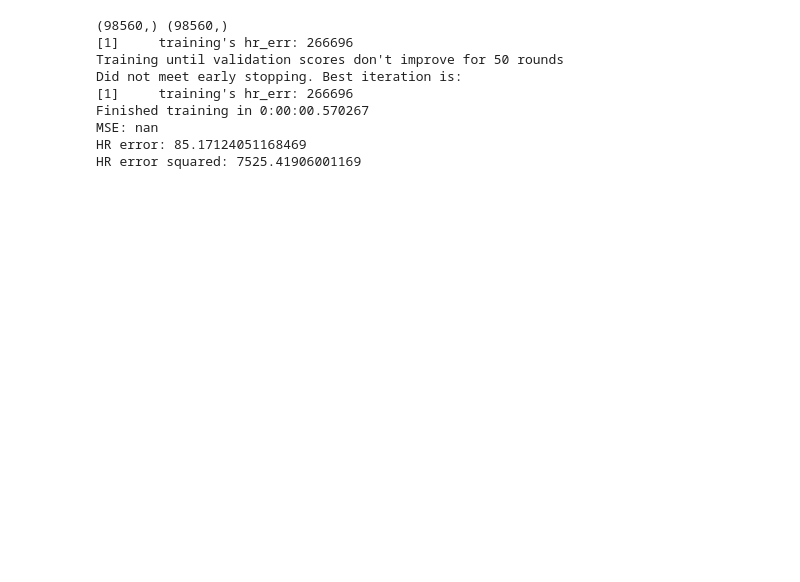
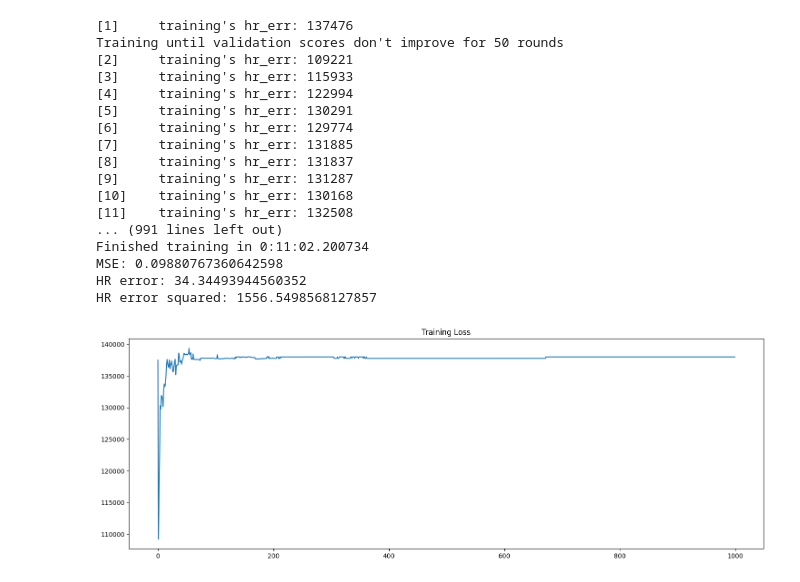
Before and after one commit to arnavpon/pydroid, a Jupyter notebook: example/android/app/src/main/python/pipeline-dev/pipeline-v1/ml.v6.ipynb, the cells around one changed output. Drawn from its saved outputs; the diff is of its cells as text; code cells hidden in the pictures; blank space fills up the shorter version.

Commit message:
working dot product error method

```diff
--- a/example/android/app/src/main/python/pipeline-dev/pipeline-v1/ml.v6.ipynb
+++ b/example/android/app/src/main/python/pipeline-dev/pipeline-v1/ml.v6.ipynb
@@ -270,24 +286,35 @@ class MoodyGBM:
 # %%
 test_subject = 7
 test_subject_truth = truths[test_subject - 1]
 
-mod = MoodyGBM(truths, n_estimators = 1, loss_type = 'cosine', split_size = 1280, excluded_subject = test_subject, model_type = 'gbdt')
+mod = MoodyGBM(truths, n_estimators = 1000, loss_type = 'dot', split_size = 1280, excluded_subject = test_subject, model_type = 'gbdt')
 mod.fit()
 mse, hr_err, hr_err_sq = mod.eval()
 
 print(f'MSE: {mse}')
 print(f'HR error: {hr_err}')
 print(f'HR error squared: {hr_err_sq}')
+
+mod.plot_loss()
 # %% [output]
-(98560,) (98560,)
-[1]     training's hr_err: 266696
+[1]     training's hr_err: 137476
 Training until validation scores don't improve for 50 rounds
-Did not meet early stopping. Best iteration is:
-[1]     training's hr_err: 266696
-Finished training in 0:00:00.570267
-MSE: nan
-HR error: 85.17124051168469
-HR error squared: 7525.41906001169
+[2]     training's hr_err: 109221
+[3]     training's hr_err: 115933
+[4]     training's hr_err: 122994
+[5]     training's hr_err: 130291
+[6]     training's hr_err: 129774
+[7]     training's hr_err: 131885
+[8]     training's hr_err: 131837
+[9]     training's hr_err: 131287
+[10]    training's hr_err: 130168
+[11]    training's hr_err: 132508
+... (991 lines left out)
+Finished training in 0:11:02.200734
+MSE: 0.09880767360642598
+HR error: 34.34493944560352
+HR error squared: 1556.5498568127857
+[figure, added]
 # %%
 beg = 3000
 end = 3500
```
Also changed, not shown: parts of 4 cells of this notebook.
